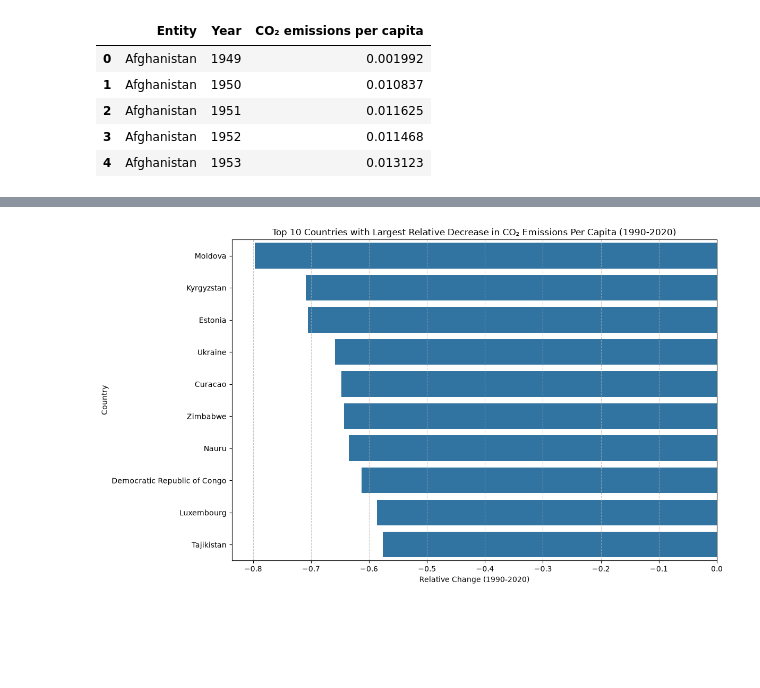
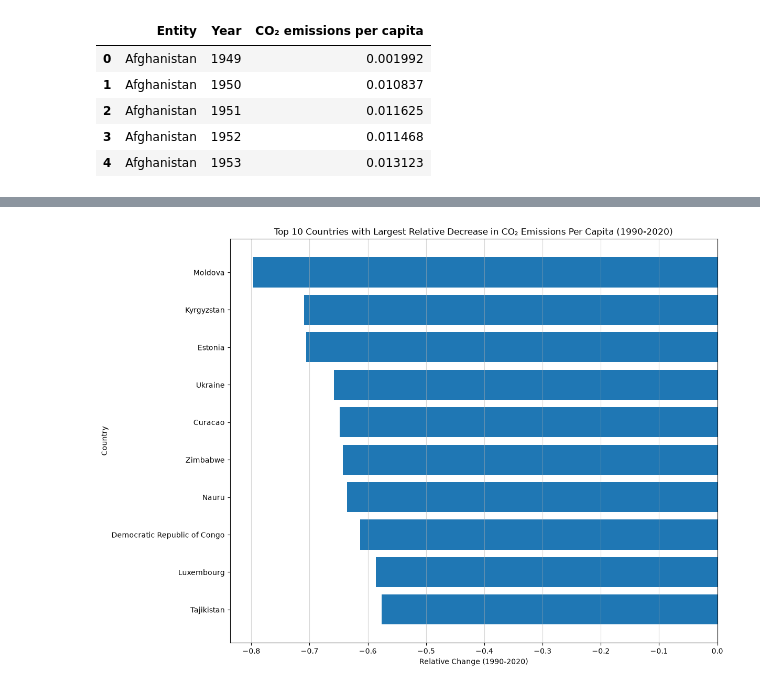
Before and after one commit to majavanput/co2-emissions, a Jupyter notebook: notebooks/q2-decreasing-co2-output.ipynb, the cells around one changed output, grey strips where cells are left out. Saved outputs shown, nothing was run; the diff lists cells and outputs as text; code cells hidden in the pictures; blank space fills up the shorter version.

```diff
--- a/notebooks/q2-decreasing-co2-output.ipynb
+++ b/notebooks/q2-decreasing-co2-output.ipynb
@@ -95,4 +64,19 @@ co2_reset.head()
 # %%
-co2_top_10_1990_2020 = co2_reset[["Entity", 1990, 2000, 2020, "relative_change_1990_2020"]].sort_values(by="relative_change_1990_2020", ascending=True).head(10)
-display(co2_top_10_1990_2020)
+df_co2_relative_change = df_co2_filtered.copy()
+
+# Pivot the DataFrame to have the years as columns
+df_co2_relative_change = df_co2_relative_change.pivot(
+  index=["Entity"],
+  columns="Year",
+  values="CO₂ emissions per capita"
+)
+
+df_co2_relative_change.columns.name = None
+df_co2_relative_change.reset_index(inplace=True)
+df_co2_relative_change = df_co2_relative_change[['Entity', 1990, 2020]]
+
+# Calculate relative change for 1990-2020
+df_co2_relative_change["relative_change_1990_2020"] = (df_co2_relative_change[2020] - df_co2_relative_change[1990]) / df_co2_relative_change[1990]
+
+df_co2_relative_change.head()
 # %% [output]
@@ -125,14 +104,17 @@ display(co2_top_10_2000_2020)
 # %%
-import matplotlib.pyplot as plt
-import seaborn as sns
+# Create a figure and axis object
+fig, ax = plt.subplots(figsize=(12, 10))
 
-plt.figure(figsize=(12, 7))
-sns.barplot(x='relative_change_1990_2020', y='Entity', data=co2_top_10_1990_2020)
-plt.title('Top 10 Countries with Largest Relative Decrease in CO₂ Emissions Per Capita (1990-2020)')
-plt.xlabel('Relative Change (1990-2020)')
-plt.ylabel('Country')
-plt.grid(axis='x', linestyle='--', alpha=0.7)
-plt.tight_layout()
+# Create a horizontal bar chart
+ax.barh(co2_top_10_1990_2020['Entity'], co2_top_10_1990_2020['relative_change_1990_2020'])
+ax.invert_yaxis()
+
+# Set title, labels, legend, grid
+ax.set_title('Top 10 Countries with Largest Relative Decrease in CO₂ Emissions Per Capita (1990-2020)')
+ax.set_xlabel('Relative Change (1990-2020)')
+ax.set_ylabel('Country')
+ax.grid(axis='x', alpha=0.5)
+
 plt.show()
 # %% [output]
-[figure, old version]
+[figure, new version]
```
Also changed, not shown: parts of 12 cells of this notebook, 1 other file.
